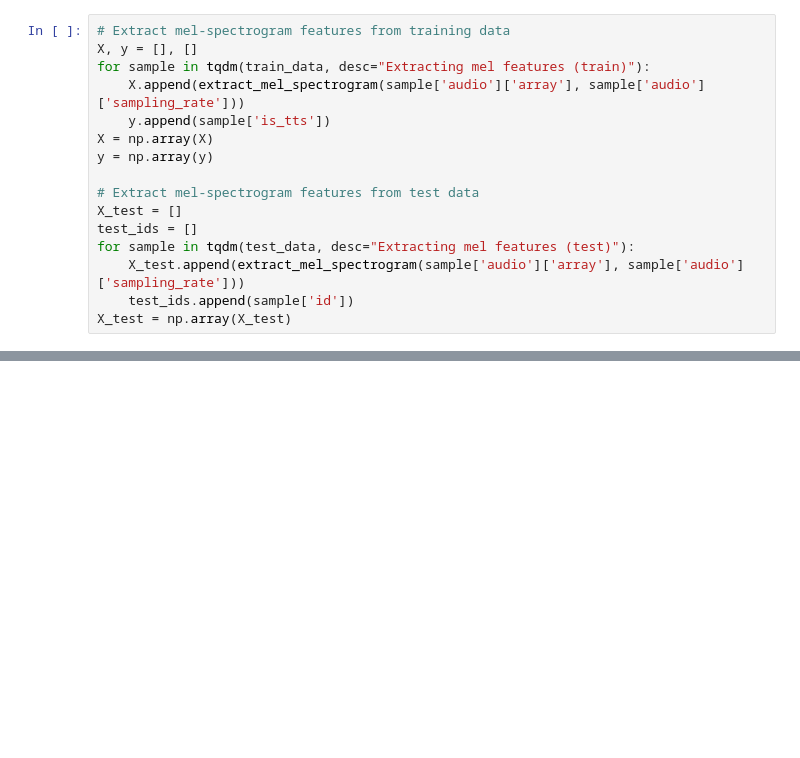
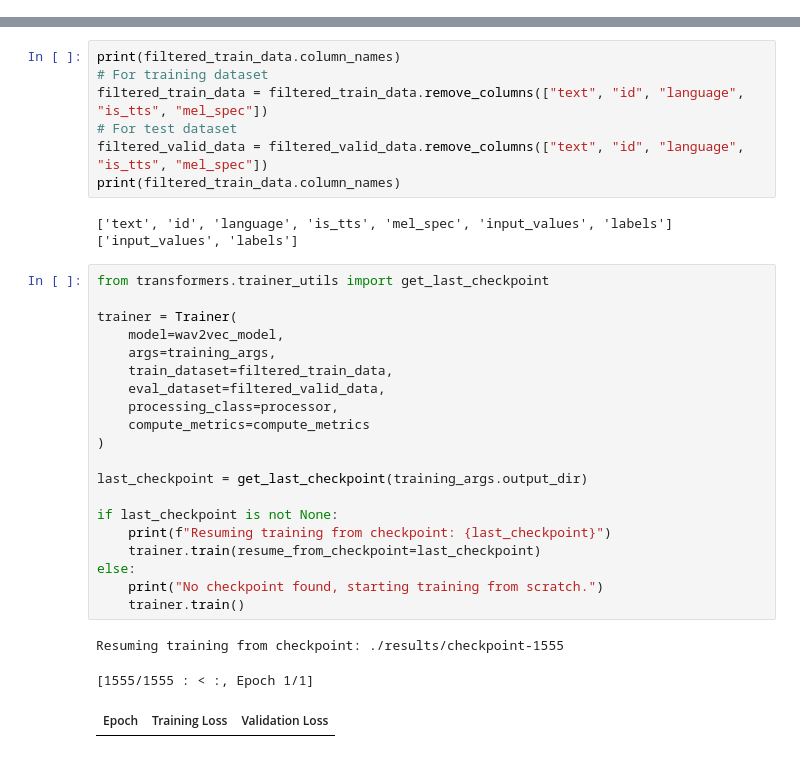
Before and after one commit to Crack-Fettuccini/IndicTTS-Deepfake-Detection, a Jupyter notebook: IndicTTS-Deepfake-Detection.ipynb, the cells around one changed output, grey strips where cells are left out. Saved outputs shown, nothing was run; the diff lists cells and outputs as text; blank space fills up the shorter version.

Commit message:
training wav2vec

```diff
--- a/IndicTTS-Deepfake-Detection.ipynb
+++ b/IndicTTS-Deepfake-Detection.ipynb
@@ -23,16 +41,0 @@ def extract_mel_spectrogram(audio_array, sr):
-# %%
-# Extract mel-spectrogram features from training data
-X, y = [], []
-for sample in tqdm(train_data, desc="Extracting mel features (train)"):
-    X.append(extract_mel_spectrogram(sample['audio']['array'], sample['audio']['sampling_rate']))
-    y.append(sample['is_tts'])
-X = np.array(X)
-y = np.array(y)
-
-# Extract mel-spectrogram features from test data
-X_test = []
-test_ids = []
-for sample in tqdm(test_data, desc="Extracting mel features (test)"):
-    X_test.append(extract_mel_spectrogram(sample['audio']['array'], sample['audio']['sampling_rate']))
-    test_ids.append(sample['id'])
-X_test = np.array(X_test)
@@ -107,0 +229,34 @@ print("Submission file saved: submission.csv")
+# %%
+print(filtered_train_data.column_names)
+# For training dataset
+filtered_train_data = filtered_train_data.remove_columns(["text", "id", "language", "is_tts", "mel_spec"])
+# For test dataset
+filtered_valid_data = filtered_valid_data.remove_columns(["text", "id", "language", "is_tts", "mel_spec"])
+print(filtered_train_data.column_names)
+# %% [output]
+['text', 'id', 'language', 'is_tts', 'mel_spec', 'input_values', 'labels']
+['input_values', 'labels']
+# %%
+from transformers.trainer_utils import get_last_checkpoint
+
+trainer = Trainer(
+    model=wav2vec_model,
+    args=training_args,
+    train_dataset=filtered_train_data,
+    eval_dataset=filtered_valid_data,
+    processing_class=processor,
+    compute_metrics=compute_metrics
+)
+
+last_checkpoint = get_last_checkpoint(training_args.output_dir)
+
+if last_checkpoint is not None:
+    print(f"Resuming training from checkpoint: {last_checkpoint}")
+    trainer.train(resume_from_checkpoint=last_checkpoint)
+else:
+    print("No checkpoint found, starting training from scratch.")
+    trainer.train()
+# %% [output]
+Resuming training from checkpoint: ./results/checkpoint-1555
+[1555/1555 : < :, Epoch 1/1]
+| Epoch | Training Loss | Validation Loss |
```
Also changed, not shown: parts of 18 cells of this notebook.
